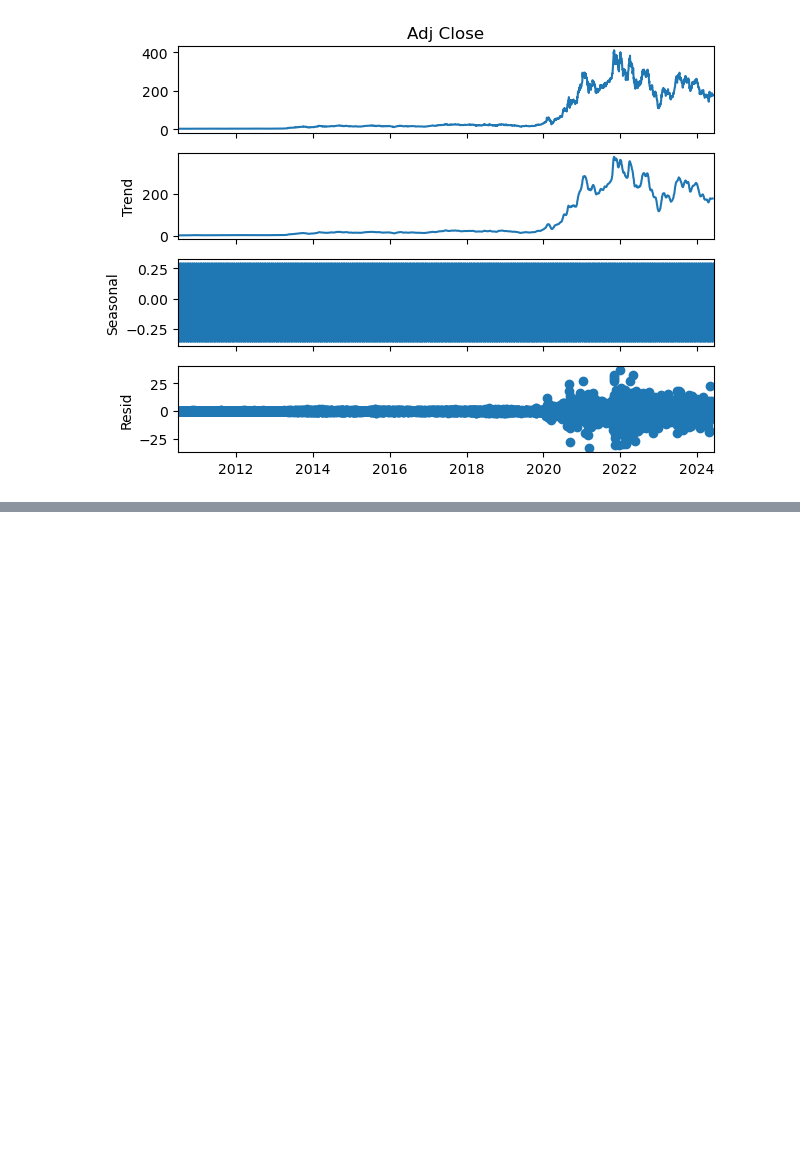
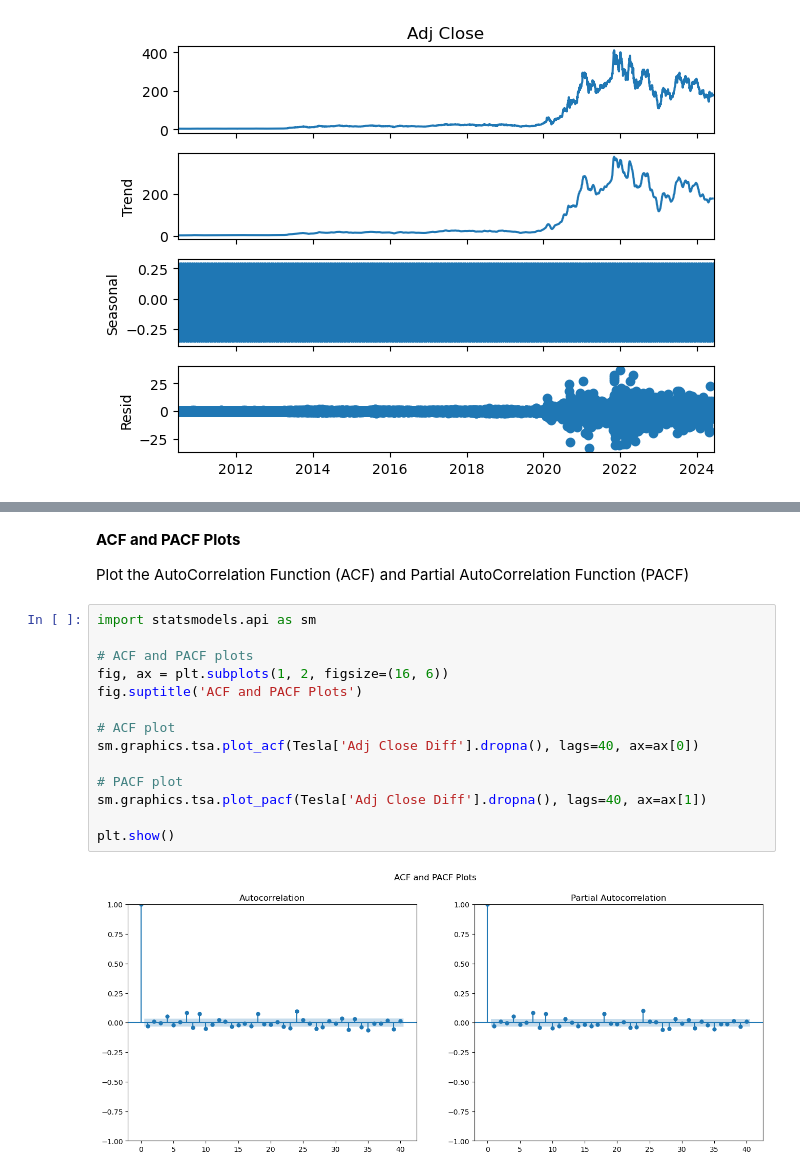
Before and after one commit to marionrion/teslaproject, a Jupyter notebook: Tesla.ipynb, the cells around one changed output, grey strips where cells are left out. Drawn from its saved outputs; the diff is of its cells as text; blank space fills up the shorter version.

```diff
--- a/Tesla.ipynb
+++ b/Tesla.ipynb
@@ -464,0 +506,20 @@ There seems to be an upward trend on the recent years. There seems to be a sign
+# %% [markdown]
+**ACF and PACF Plots**
+
+Plot the AutoCorrelation Function (ACF) and Partial AutoCorrelation Function (PACF)
+# %%
+import statsmodels.api as sm
+
+# ACF and PACF plots
+fig, ax = plt.subplots(1, 2, figsize=(16, 6))
+fig.suptitle('ACF and PACF Plots')
+
+# ACF plot
+sm.graphics.tsa.plot_acf(Tesla['Adj Close Diff'].dropna(), lags=40, ax=ax[0])
+
+# PACF plot
+sm.graphics.tsa.plot_pacf(Tesla['Adj Close Diff'].dropna(), lags=40, ax=ax[1])
+
+plt.show()
+# %% [output]
+[figure, added]
```
Also changed, not shown: parts of 13 cells of this notebook.
